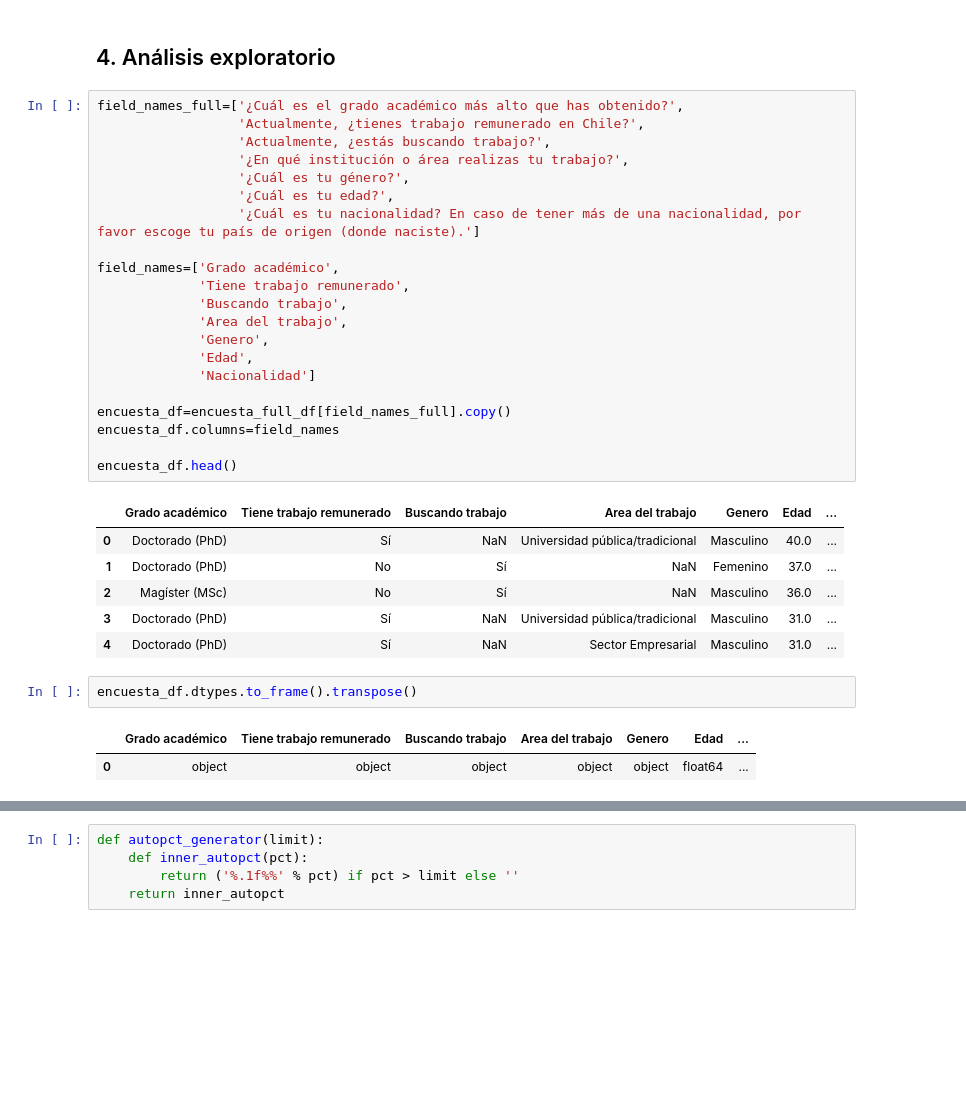
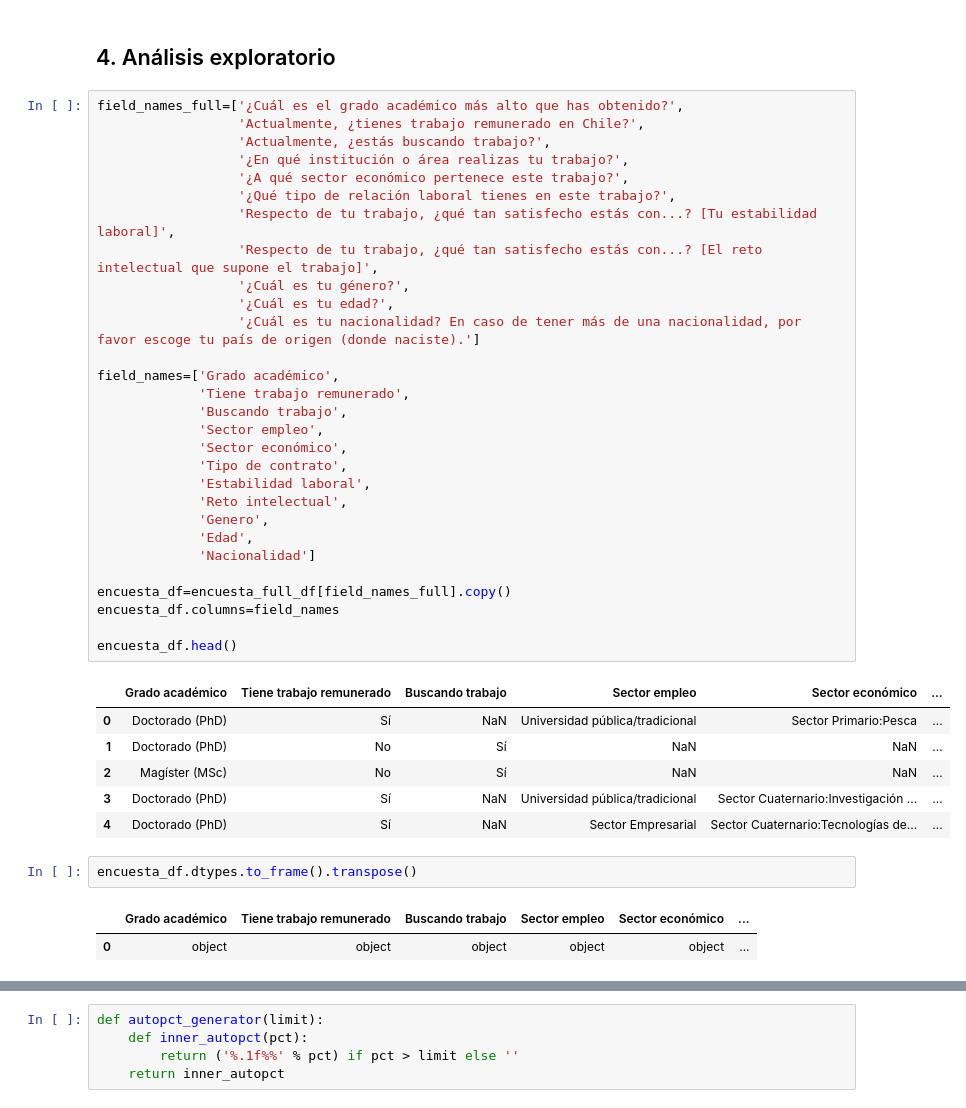
Before and after one commit to anipchile/encuesta_2018, a Jupyter notebook: notebooks/Analisis encuesta insercion 2018.ipynb, the cells around one changed output, grey strips where cells are left out. Cells and saved outputs as stored; diff of their text form; blank space fills up the shorter version.

```diff
--- a/notebooks/Analisis encuesta insercion 2018.ipynb
+++ b/notebooks/Analisis encuesta insercion 2018.ipynb
@@ -184,36 +206,44 @@ Podemos notar que los valores únicos de estos campos son correctos. Continuarem
 # %%
 field_names_full=['¿Cuál es el grado académico más alto que has obtenido?',
                   'Actualmente, ¿tienes trabajo remunerado en Chile?',
                   'Actualmente, ¿estás buscando trabajo?',
                   '¿En qué institución o área realizas tu trabajo?',
+                  '¿A qué sector económico pertenece este trabajo?',
+                  '¿Qué tipo de relación laboral tienes en este trabajo?',
+                  'Respecto de tu trabajo, ¿qué tan satisfecho estás con...? [Tu estabilidad laboral]',
+                  'Respecto de tu trabajo, ¿qué tan satisfecho estás con...? [El reto intelectual que supone el trabajo]',
                   '¿Cuál es tu género?',
                   '¿Cuál es tu edad?',
                   '¿Cuál es tu nacionalidad? En caso de tener más de una nacionalidad, por favor escoge tu país de origen (donde naciste).']
 
 field_names=['Grado académico',
              'Tiene trabajo remunerado',
              'Buscando trabajo',
-             'Area del trabajo',
+             'Sector empleo',
+             'Sector económico',
+             'Tipo de contrato',
+             'Estabilidad laboral',
+             'Reto intelectual',
              'Genero',
              'Edad',
              'Nacionalidad']
 
 encuesta_df=encuesta_full_df[field_names_full].copy()
 encuesta_df.columns=field_names
 
 encuesta_df.head()
 # %% [output]
-|  | Grado académico | Tiene trabajo remunerado | Buscando trabajo | Area del trabajo | Genero | Edad | ... |
-| 0 | Doctorado (PhD) | Sí | NaN | Universidad pública/tradicional | Masculino | 40.0 | ... |
-| 1 | Doctorado (PhD) | No | Sí | NaN | Femenino | 37.0 | ... |
-| 2 | Magíster (MSc) | No | Sí | NaN | Masculino | 36.0 | ... |
-| 3 | Doctorado (PhD) | Sí | NaN | Universidad pública/tradicional | Masculino | 31.0 | ... |
-| 4 | Doctorado (PhD) | Sí | NaN | Sector Empresarial | Masculino | 31.0 | ... |
+|  | Grado académico | Tiene trabajo remunerado | Buscando trabajo | Sector empleo | Sector económico | ... |
+| 0 | Doctorado (PhD) | Sí | NaN | Universidad pública/tradicional | Sector Primario:Pesca | ... |
+| 1 | Doctorado (PhD) | No | Sí | NaN | NaN | ... |
+| 2 | Magíster (MSc) | No | Sí | NaN | NaN | ... |
+| 3 | Doctorado (PhD) | Sí | NaN | Universidad pública/tradicional | Sector Cuaternario:Investigación ... | ... |
+| 4 | Doctorado (PhD) | Sí | NaN | Sector Empresarial | Sector Cuaternario:Tecnologías de... | ... |
 # %%
 encuesta_df.dtypes.to_frame().transpose()
 # %% [output]
-|  | Grado académico | Tiene trabajo remunerado | Buscando trabajo | Area del trabajo | Genero | Edad | ... |
-| 0 | object | object | object | object | object | float64 | ... |
+|  | Grado académico | Tiene trabajo remunerado | Buscando trabajo | Sector empleo | Sector económico | ... |
+| 0 | object | object | object | object | object | ... |
 # %%
 for field_name in field_names:
     print(encuesta_df[field_name].unique())
```
Also changed, not shown: parts of 31 cells of this notebook, 14 other files.
